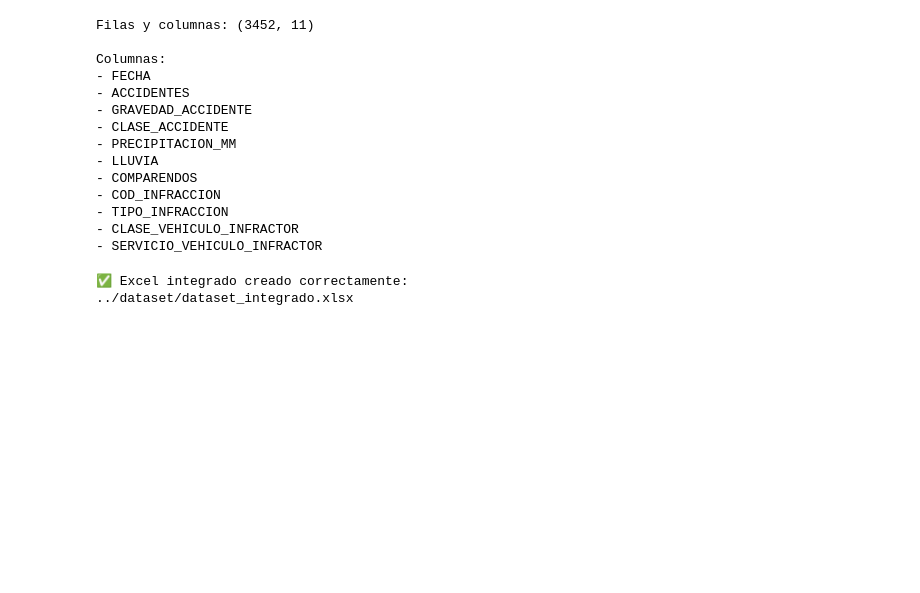
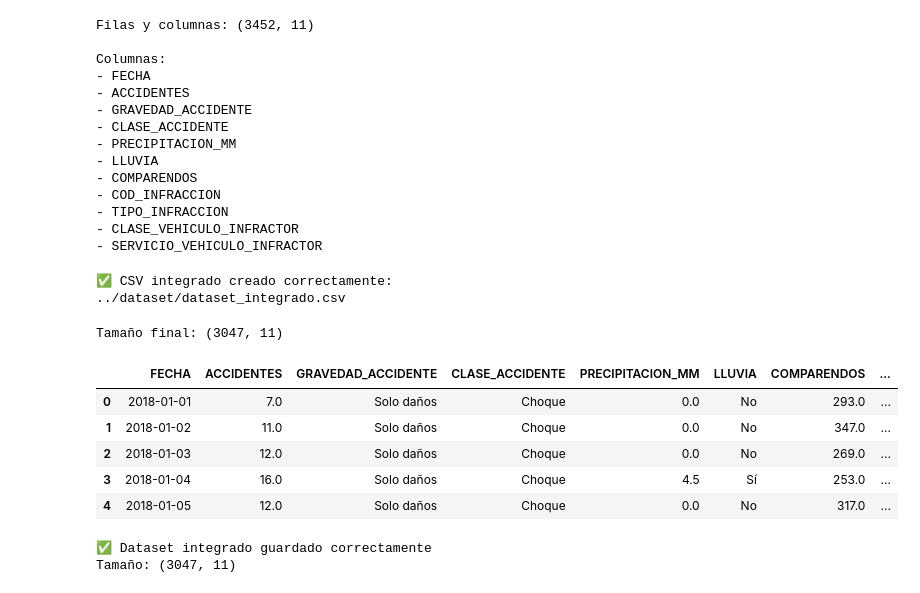
Before and after one commit to Lorenaba/mineria-datos-accidentes-v2, a Jupyter notebook: analisis/analisis_datos.ipynb, the cells around one changed output. Cells and saved outputs as stored; diff of their text form; code cells hidden in the pictures; blank space fills up the shorter version.

Commit message:
Agregar dataset integrado y actualizar analisis

```diff
--- a/analisis/analisis_datos.ipynb
+++ b/analisis/analisis_datos.ipynb
@@ -988,7 +988,8 @@ precipitacion["FECHA"] = pd.to_datetime(
 
 comparendos["FECHA"] = pd.to_datetime(
     comparendos["fecha_comparendo"],
-    errors="coerce"
+    errors="coerce",
+    format="mixed"
 ).dt.date
 # %%
 accidentes_dia = accidentes.groupby("FECHA").agg(
@@ -1087,15 +1088,54 @@ Columnas:
 - CLASE_VEHICULO_INFRACTOR
 - SERVICIO_VEHICULO_INFRACTOR
 # %%
-ruta_salida = "../dataset/dataset_integrado.xlsx"
+# Guardar dataset integrado en CSV
 
-dataset_integrado.to_excel(
-    ruta_salida,
-    index=False
+ruta_csv = "../dataset/dataset_integrado.csv"
+
+dataset_integrado.to_csv(
+    ruta_csv,
+    index=False,
+    encoding="utf-8-sig"
 )
 
-print("✅ Excel integrado creado correctamente:")
-print(ruta_salida)
+print("✅ CSV integrado creado correctamente:")
+print(ruta_csv)
 # %% [output]
-✅ Excel integrado creado correctamente:
-../dataset/dataset_integrado.xlsx
+✅ CSV integrado creado correctamente:
+../dataset/dataset_integrado.csv
+# %%
+# Conservar únicamente las fechas con registros de accidentes
+
+dataset_integrado = dataset_integrado[
+    dataset_integrado["ACCIDENTES"].notna()
+].copy()
+
+# Ordenar nuevamente por fecha
+dataset_integrado = dataset_integrado.sort_values("FECHA").reset_index(drop=True)
+
+print("Tamaño final:", dataset_integrado.shape)
+display(dataset_integrado.head())
+# %% [output]
+Tamaño final: (3047, 11)
+|  | FECHA | ACCIDENTES | GRAVEDAD_ACCIDENTE | CLASE_ACCIDENTE | PRECIPITACION_MM | LLUVIA | COMPARENDOS | ... |
+| 0 | 2018-01-01 | 7.0 | Solo daños | Choque | 0.0 | No | 293.0 | ... |
+| 1 | 2018-01-02 | 11.0 | Solo daños | Choque | 0.0 | No | 347.0 | ... |
+| 2 | 2018-01-03 | 12.0 | Solo daños | Choque | 0.0 | No | 269.0 | ... |
+| 3 | 2018-01-04 | 16.0 | Solo daños | Choque | 4.5 | Sí | 253.0 | ... |
+| 4 | 2018-01-05 | 12.0 | Solo daños | Choque | 0.0 | No | 317.0 | ... |
+# %%
+# Guardar dataset integrado definitivo
+
+ruta_csv = "../dataset/dataset_integrado.csv"
+
+dataset_integrado.to_csv(
+    ruta_csv,
+    index=False,
+    encoding="utf-8-sig"
+)
+
+print("✅ Dataset integrado guardado correctamente")
+print("Tamaño:", dataset_integrado.shape)
+# %% [output]
+✅ Dataset integrado guardado correctamente
+Tamaño: (3047, 11)
```
Also changed, not shown: 2 other files.
